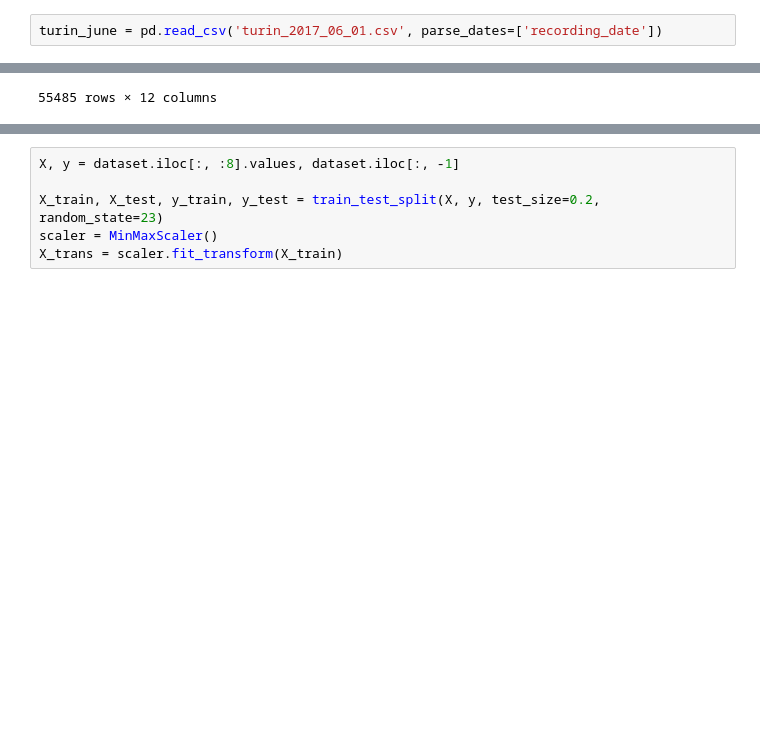
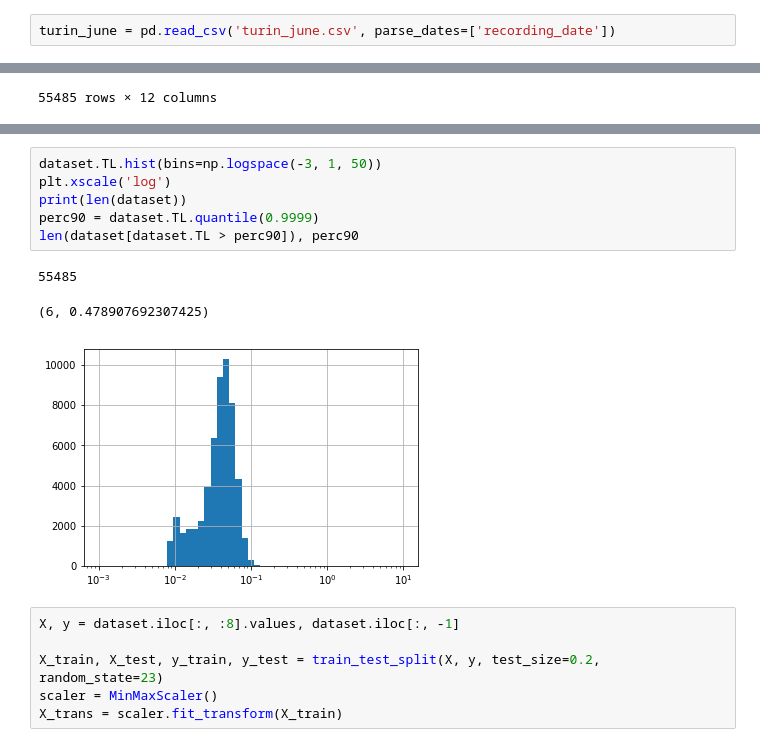
Before and after one commit to Vem-Solutions-spa/dataset_vem_5t_traffic_analysis, a Jupyter notebook: 02_Exploratory_analysis.ipynb, the cells around one changed output, grey strips where cells are left out. Saved outputs shown, nothing was run; the diff lists cells and outputs as text; blank space fills up the shorter version.

```diff
--- a/02_Exploratory_analysis.ipynb
+++ b/02_Exploratory_analysis.ipynb
@@ -7,4 +7,4 @@ import matplotlib.pyplot as plt
 # %% [output]
 Populating the interactive namespace from numpy and matplotlib
 # %%
-turin_june = pd.read_csv('turin_2017_06_01.csv', parse_dates=['recording_date'])
+turin_june = pd.read_csv('turin_june.csv', parse_dates=['recording_date'])
@@ -817,3 +850,13 @@ dataset
+# %%
+dataset.TL.hist(bins=np.logspace(-3, 1, 50))
+plt.xscale('log')
+print(len(dataset))
+perc90 = dataset.TL.quantile(0.9999)
+len(dataset[dataset.TL > perc90]), perc90
+# %% [output]
+55485
+(6, 0.478907692307425)
+[figure, added]
 # %%
 X, y = dataset.iloc[:, :8].values, dataset.iloc[:, -1]
 
```
Also changed, not shown: parts of 33 cells of this notebook.
